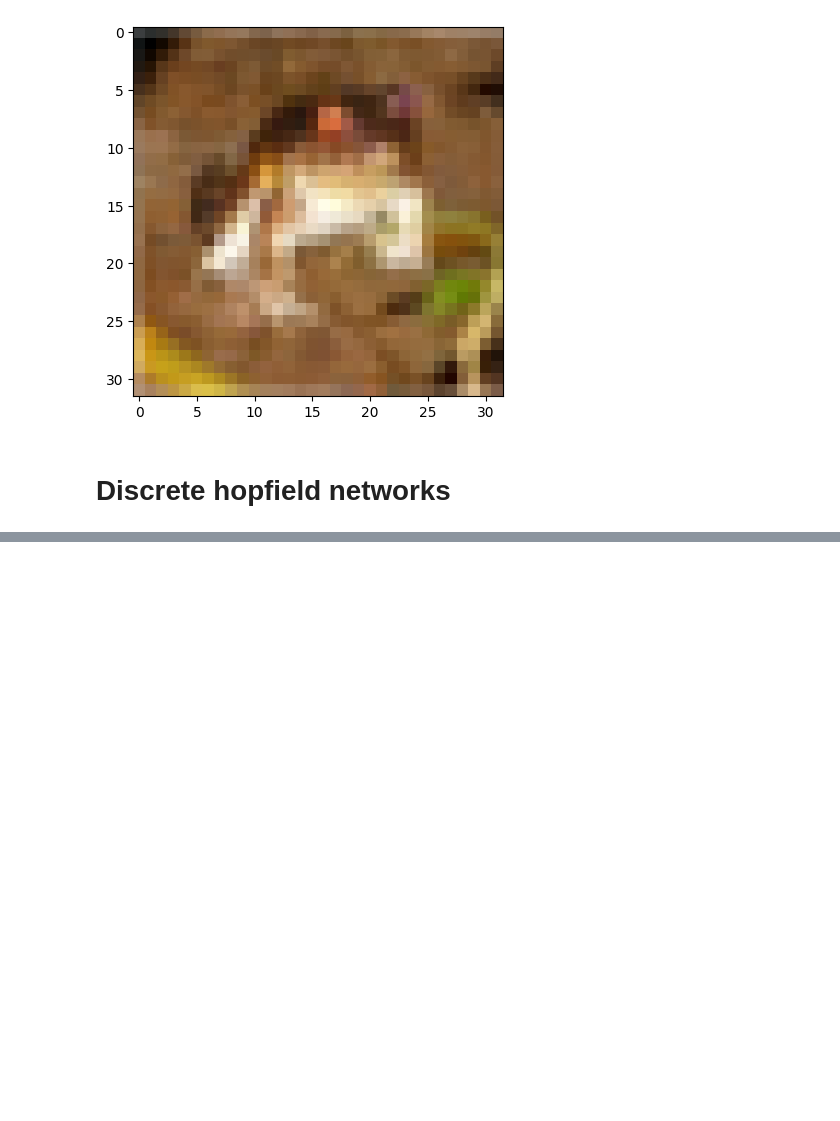
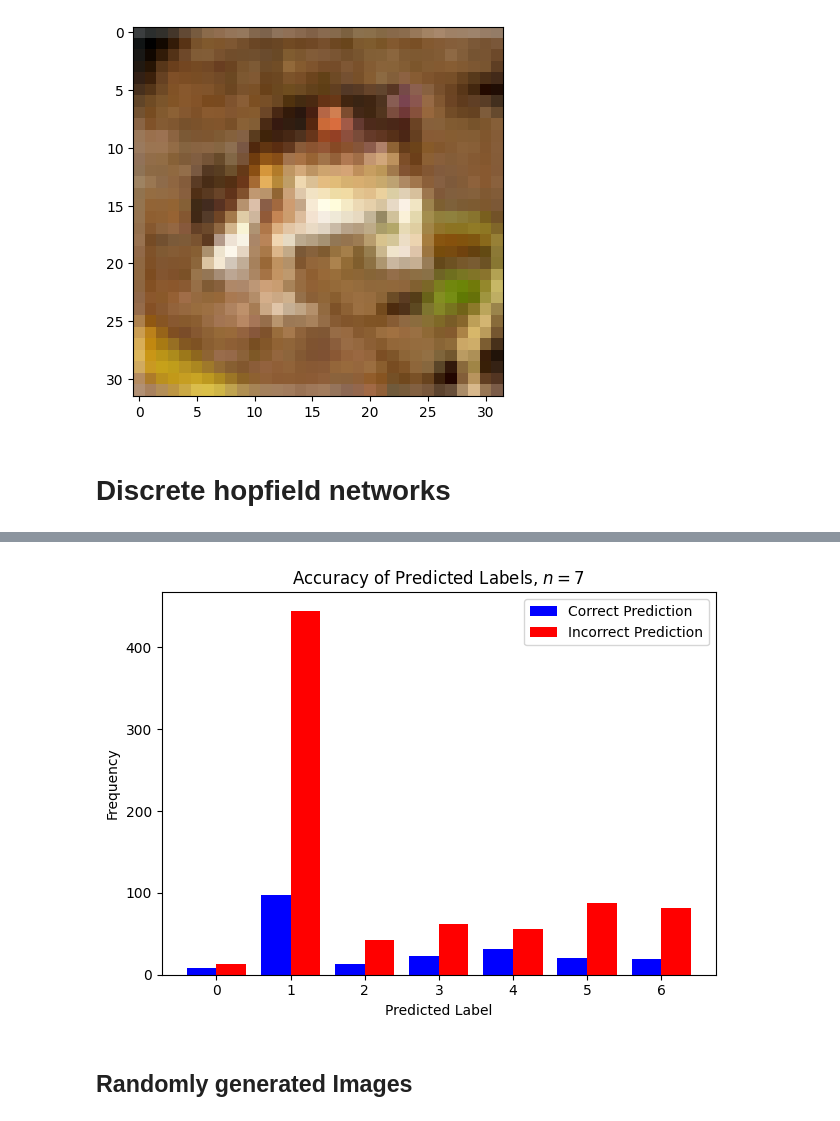
Before and after one commit to daniel-koronthaly/HopfieldImages, a Jupyter notebook: hopfield.ipynb, the cells around one changed output, grey strips where cells are left out. Drawn from its saved outputs; the diff is of its cells as text; code cells hidden in the pictures; blank space fills up the shorter version.

```diff
--- a/hopfield.ipynb
+++ b/hopfield.ipynb
@@ -469 +507,21 @@ def discrete_hopfield_trials(W, images, num_iter, num_trials):
+# %%
+# Create bar chart
+correct_prediction_frequencies = np.bincount(correct_predictions, minlength=len(desired_labels))
+incorrect_prediction_frequencies = np.bincount(incorrect_predictions, minlength=len(desired_labels))
+x = np.arange(len(desired_labels))
+width = 0.4
+plt.bar(x - width/2, correct_prediction_frequencies, width=width, label="Correct Prediction", color="blue")
+plt.bar(x + width/2, incorrect_prediction_frequencies, width=width, label="Incorrect Prediction", color="red")
+
+plt.xlabel("Predicted Label")
+plt.ylabel("Frequency")
+plt.title(f"Accuracy of Predicted Labels, $n={len(desired_labels)}$")
+plt.xticks(x, labels=desired_labels)
+plt.legend()
+plt.tight_layout()
+plt.show()
+# %% [output]
+[figure, added]
+# %% [markdown]
+## Randomly generated Images
 # %%
```
Also changed, not shown: parts of 10 cells of this notebook, 1 other file.
